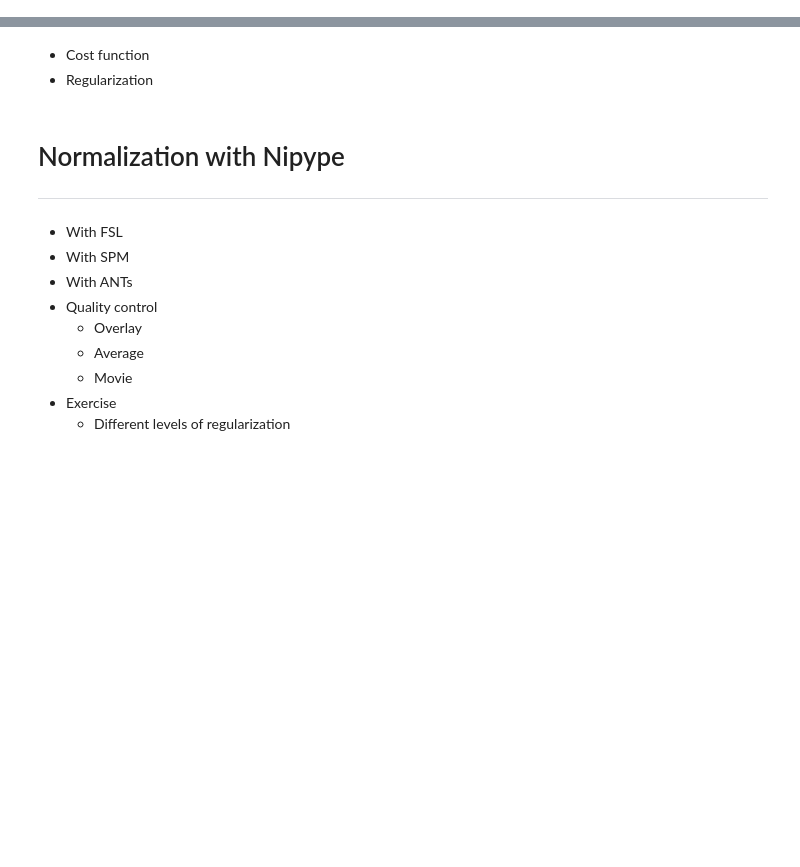
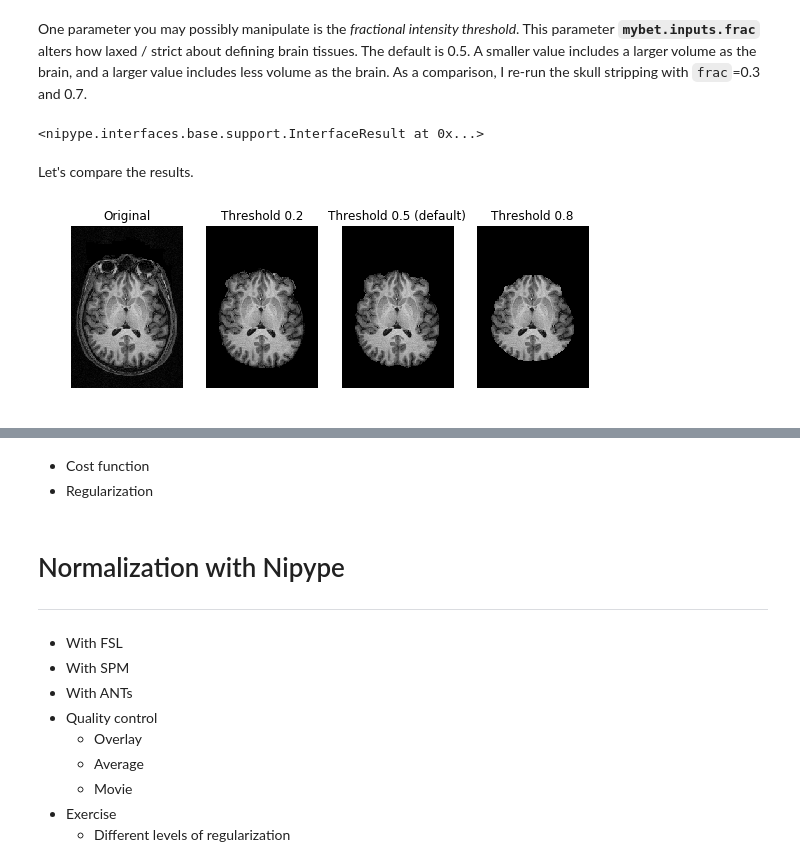
Before and after one commit to sathayas/JupyterfMRIFall2018, a Jupyter notebook: Normalization.ipynb, the cells around one changed output, grey strips where cells are left out. Saved outputs shown, nothing was run; the diff lists cells and outputs as text; code cells hidden in the pictures; blank space fills up the shorter version.

```diff
--- a/Normalization.ipynb
+++ b/Normalization.ipynb
@@ -43,0 +125,44 @@ Here is an example of how `nipype` implements different steps. The diagram such
+# %% [markdown]
+One parameter you may possibly manipulate is the *fractional intensity threshold*. This parameter **`mybet.inputs.frac`** alters how laxed / strict about defining brain tissues. The default is 0.5. A smaller value includes a larger volume as the brain, and a larger value includes less volume as the brain. As a comparison, I re-run the skull stripping with `frac`=0.3 and 0.7.
+# %%
+# playing with thresholds, then the output file
+# first, threshold = 0.2
+imageT1Out02 = os.path.join(dataDir,'sub-26/anat/sub-26_T1w_brain_f02.nii.gz')
+mybet.inputs.frac = 0.2  # here, actually specifying the threshold
+mybet.inputs.out_file = imageT1Out02
+mybet.run()
+
+# second, threshold = 0.8
+imageT1Out08 = os.path.join(dataDir,'sub-26/anat/sub-26_T1w_brain_f08.nii.gz')
+mybet.inputs.frac = 0.8  # here, actually specifying the threshold
+mybet.inputs.out_file = imageT1Out08
+mybet.run()
+# %% [output]
+<nipype.interfaces.base.support.InterfaceResult at 0x...>
+# %% [markdown]
+Let's compare the results.
+# %%
+# showing the skull stripping with various parameters
+plt.figure(figsize=[8,2.5])
+# loading the data matrices
+X = load_nii_data(imageT1)
+Xbet02 = load_nii_data(imageT1Out02)
+Xbet = load_nii_data(imageT1Out)
+Xbet08 = load_nii_data(imageT1Out08)
+
+# showing the before and after images
+plt.subplot(141)
+show_section(X, 'xy', 140)
+plt.title('Original')
+plt.subplot(142)
+show_section(Xbet02, 'xy', 140)
+plt.title('Threshold 0.2')
+plt.subplot(143)
+show_section(Xbet, 'xy', 140)
+plt.title('Threshold 0.5 (default)')
+plt.subplot(144)
+show_section(Xbet08, 'xy', 140)
+plt.title('Threshold 0.8')
+plt.show()
+# %% [output]
+[figure, added]
```
Also changed, not shown: parts of 32 cells of this notebook.
